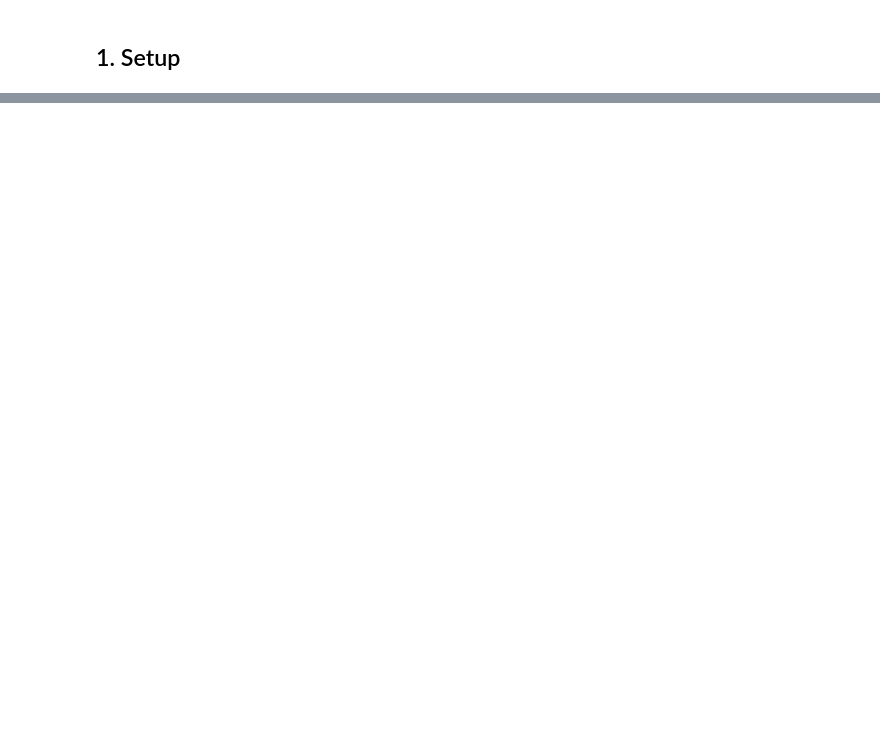
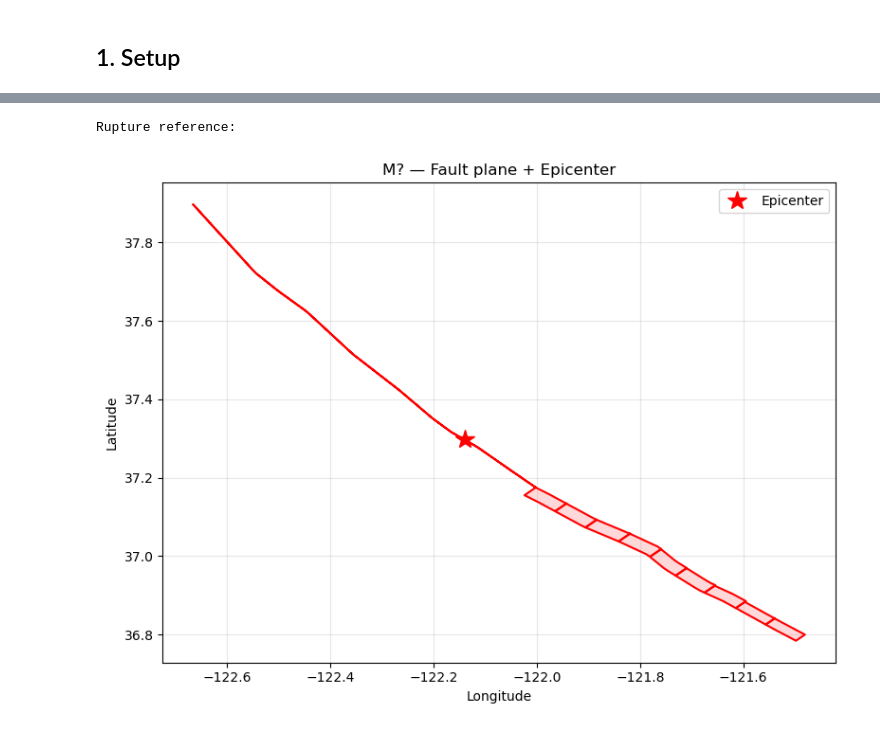
Before and after one commit to smithUSGS/shakemap-codespaces, a Jupyter notebook: data/notebooks/01_san_andreas_demo.ipynb, the cells around one changed output, grey strips where cells are left out. Saved outputs shown, nothing was run; the diff lists cells and outputs as text; code cells hidden in the pictures; blank space fills up the shorter version.

```diff
--- a/data/notebooks/01_san_andreas_demo.ipynb
+++ b/data/notebooks/01_san_andreas_demo.ipynb
@@ -49,5 +50,0 @@ print((event_dir / 'event.xml').read_text())
-# %%
-rup = json.loads((event_dir / 'rupture.json').read_text())
-print('Type:', rup.get('type'))
-print('Features:', len(rup.get('features', [])))
-print('Reference:', rup.get('metadata', {}).get('reference', 'n/a'))
@@ -65,0 +51,7 @@ Four modules run in sequence:
+# %%
+# Parse and display event.xml
+root = ET.parse(EVENT_DIR / 'event.xml').getroot()
+ev = root.attrib
+print('=== Event parameters ===')
+for k, v in ev.items():
+    print(f'  {k:30s}: {v}')
@@ -65,0 +72,27 @@ Four modules run in sequence:
+# %%
+# Parse rupture.json and plot the fault plane
+rup = json.loads((EVENT_DIR / 'rupture.json').read_text())
+print(f'Rupture reference: {rup.get("metadata", {}).get("reference", "n/a")}')
+
+fig, ax = plt.subplots(figsize=(8, 6))
+for feat in rup['features']:
+    geom = feat['geometry']
+    if geom['type'] == 'MultiPolygon':
+        for polygon in geom['coordinates']:
+            for ring in polygon:
+                lons = [c[0] for c in ring]
+                lats = [c[1] for c in ring]
+                ax.plot(lons, lats, 'r-', linewidth=1.5)
+                ax.fill(lons, lats, alpha=0.15, color='red')
+
+epi_lon = float(ev.get('lon', 0))
+epi_lat = float(ev.get('lat', 0))
+ax.plot(epi_lon, epi_lat, '*', color='red', markersize=15,
+        zorder=5, label='Epicenter')
+ax.set_xlabel('Longitude'); ax.set_ylabel('Latitude')
+ax.set_title(f'M{ev.get("magnitude","?")} — Fault plane + Epicenter')
+ax.legend(); ax.grid(alpha=0.3)
+plt.tight_layout(); plt.show()
+# %% [output]
+Rupture reference:
+[figure, added]
```
Also changed, not shown: parts of 43 cells of this notebook.
